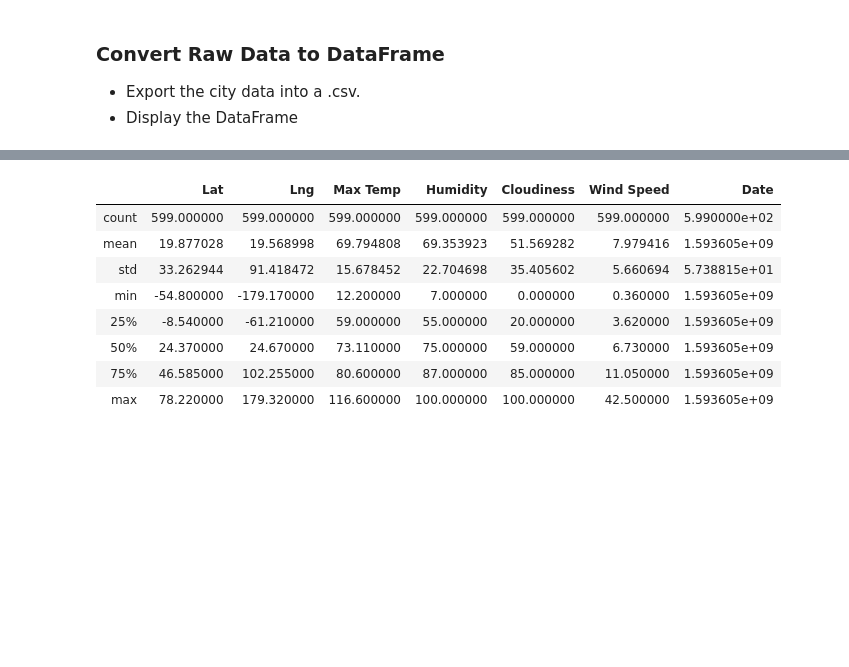
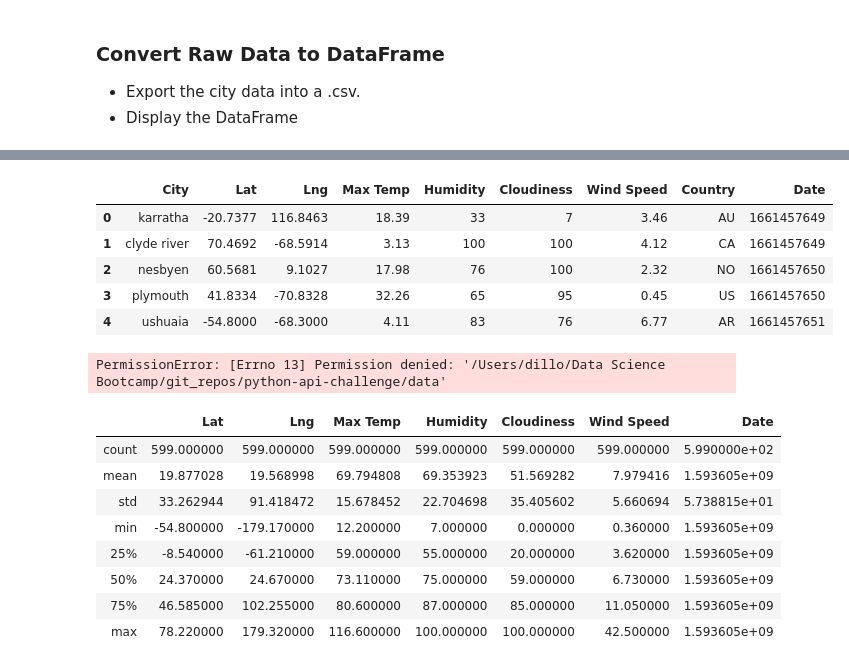
Before and after one commit to djdolejsi/python-api-challenge, a Jupyter notebook: WeatherPy/WeatherPy.ipynb, the cells around one changed output, grey strips where cells are left out. Drawn from its saved outputs; the diff is of its cells as text; code cells hidden in the pictures; blank space fills up the shorter version.

```diff
--- a/WeatherPy/WeatherPy.ipynb
+++ b/WeatherPy/WeatherPy.ipynb
@@ -119,3 +111,28 @@ Processing Record for City | naze
+# %%
+# Creating a dataframe with the weather info from the API
+weather_df = pd.DataFrame({"City": cities_found,
+                          "Lat": lat,
+                          "Lng": lng,
+                          "Max Temp": maxtemp,
+                          "Humidity": humidity,
+                          "Cloudiness": cloudiness,
+                          "Wind Speed": wind_speed,
+                          "Country": country,
+                          "Date": date})
+weather_df.head()
+# %% [output]
+|  | City | Lat | Lng | Max Temp | Humidity | Cloudiness | Wind Speed | Country | Date |
+| 0 | karratha | -20.7377 | 116.8463 | 18.39 | 33 | 7 | 3.46 | AU | 1661457649 |
+| 1 | clyde river | 70.4692 | -68.5914 | 3.13 | 100 | 100 | 4.12 | CA | 1661457649 |
+| 2 | nesbyen | 60.5681 | 9.1027 | 17.98 | 76 | 100 | 2.32 | NO | 1661457650 |
+| 3 | plymouth | 41.8334 | -70.8328 | 32.26 | 65 | 95 | 0.45 | US | 1661457650 |
+| 4 | ushuaia | -54.8000 | -68.3000 | 4.11 | 83 | 76 | 6.77 | AR | 1661457651 |
+# %%
+# Export to a csv file
+weather_df.to_csv(r'/Users/dillo/Data Science Bootcamp/git_repos/python-api-challenge/data', index = False)
+weather_df
+# %% [output]
+PermissionError: [Errno 13] Permission denied: '/Users/dillo/Data Science Bootcamp/git_repos/python-api-challenge/data'
 # %%
 # %% [output]
 |  | Lat | Lng | Max Temp | Humidity | Cloudiness | Wind Speed | Date |
```
Also changed, not shown: parts of 3 cells of this notebook.
